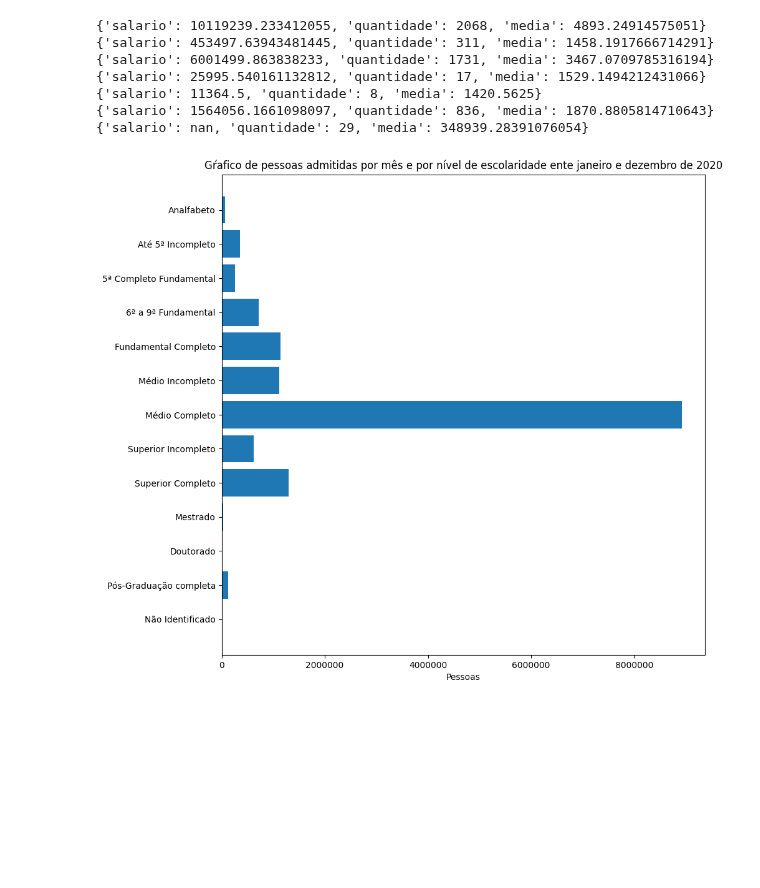
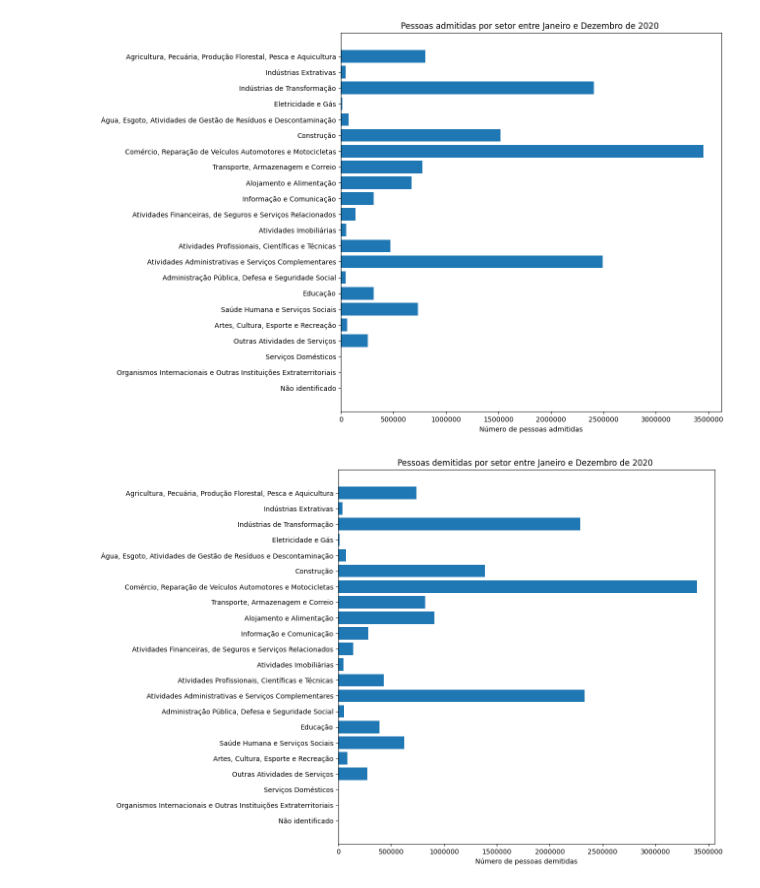
Before and after one commit to barbaraport/analise-empregabilidade-caged, a Jupyter notebook: analise-empregabilidade-caged.ipynb, the cells around one changed output. Cells and saved outputs as stored; diff of their text form; code cells hidden in the pictures; blank space fills up the shorter version.

Commit message:
grafico emprego por setor

```diff
--- a/analise-empregabilidade-caged.ipynb
+++ b/analise-empregabilidade-caged.ipynb
@@ -139,10 +60,12 @@ movimento2021 = {
 }
 # %%
 #Função para saber se a pessoa foi demitida ou contratada
+cod_admitidos = [10,20,25,35,70]
+cod_demitidos = [31,32,33,40,43,45,50,60,80,90,98]
 def movimento(cod):
-    if cod in [10,20,25,35,70]:
+    if cod in cod_admitidos:
         return 'admitido'
-    elif cod in [31,32,33,40,43,45,50,60,80,90,98]:
+    elif cod in cod_demitidos:
         return 'demitido'
     else:
         return False
@@ -967,14 +869,6 @@ print(Amarela)
 print(Indigena)
 print(Nao_informada)
 print(Nao_identificada)
-# %% [output]
-{'salario': 10119239.233412055, 'quantidade': 2068, 'media': 4893.24914575051}
-{'salario': 453497.63943481445, 'quantidade': 311, 'media': 1458.1917666714291}
-{'salario': 6001499.863838233, 'quantidade': 1731, 'media': 3467.0709785316194}
-{'salario': 25995.540161132812, 'quantidade': 17, 'media': 1529.1494212431066}
-{'salario': 11364.5, 'quantidade': 8, 'media': 1420.5625}
-{'salario': 1564056.1661098097, 'quantidade': 836, 'media': 1870.8805814710643}
-{'salario': nan, 'quantidade': 29, 'media': 348939.28391076054}
 # %%
 grau_instrucao = {'1': 'Analfabeto','2': 'Até 5ª Incompleto','3': '5ª Completo Fundamental','4': '6ª a 9ª Fundamental','5': 'Fundamental Completo','6': 'Médio Incompleto','7': 'Médio Completo','8': 'Superior Incompleto','9': 'Superior Completo','10': 'Mestrado','11': 'Doutorado','80': 'Pós-Graduação completa','99': 'Não Identificado','13': 'Não Identificado','12': 'Não Identificado'}
 
@@ -1029,5 +923,53 @@ for mes in movimento2020:
     empregoPorNivelInstrucao2020.append(contagemEmpregoPorInstrucao(movimento2020[mes].groupby(['tipomovimentação'])['graudeinstrução'].value_counts().to_dict()))
 #print(empregoPorNivelInstrucao2020)
 plotGraficoEmpregoInstrucao(empregoPorNivelInstrucao2020,'Grau de instrução','Pessoas','Gŕafico de pessoas admitidas por mês e por nível de escolaridade ente janeiro e dezembro de 2020',10,10,meses_grafico2020,'admitidos')
-# %% [output]
-[figure, removed]
+# %%
+
+
+def plotGraficoSecao(lista,xlabel,title,tamanhox,tamanhoy,secoes):
+    pessoas = {}
+    for s in secoes:
+        pessoas[s] = 0
+    for l in lista:
+        for secao,qtd_pessoas in l.items():
+            pessoas[secao]+=qtd_pessoas
+
+    plt.rcdefaults()
+    fig, ax = plt.subplots()
+    y_pos = np.arange(len(pessoas.keys()))
+    grafico = []
+    for secao,qtd_pessoas in pessoas.items():
+        grafico.append(qtd_pessoas)
+    ax.barh(y_pos,grafico, align='center')
+    ax.set_yticks(y_pos)
+    ax.set_yticklabels(pessoas.keys())
+    ax.invert_yaxis()
+    ax.set_xlabel(xlabel)
+    ax.set_title(title)
+    fig.set_size_inches(tamanhox, tamanhoy)
+    plt.ticklabel_format(style='plain', axis='x')
+
+    plt.show()
+sec_antigas = ['A','B','C','D','E','F','G','H','I','J','K','L','M','N','O','P','Q','R','S','T','U','Z']
+sec_novas = ["Agricultura, Pecuária, Produção Florestal, Pesca e Aquicultura","Indústrias Extrativas","Indústrias de Transformação","Eletricidade e Gás","Água, Esgoto, Atividades de Gestão de Resíduos e Descontaminação","Construção","Comércio, Reparação de Veículos Automotores e Motocicletas","Transporte, Armazenagem e Correio","Alojamento e Alimentação","Informação e Comunicação","Atividades Financeiras, de Seguros e Serviços Relacionados","Atividades Imobiliárias","Atividades Profissionais, Científicas e Técnicas","Atividades Administrativas e Serviços Complementares","Administração Pública, Defesa e Seguridade Social","Educação","Saúde Humana e Serviços Sociais","Artes, Cultura, Esporte e Recreação","Outras Atividades de Serviços","Serviços Domésticos","Organismos Internacionais e Outras Instituições Extraterritoriais","Não identificado"]
+pessoasAdmitidasSetor2020 = []
+pessoasDemitidasSetor2020 = []
+
+pessoasAdmitidasSetor2021 = []
+pessoasDemitidasSetor2021 = []
+
+for mes in movimento2020:
+    pessoasAdmitidasSetor2020.append(movimento2020[mes].replace(sec_antigas, sec_novas).loc[movimento2020[mes]['tipomovimentação'].isin(cod_admitidos)]['seção'].value_counts().to_dict())
+    pessoasDemitidasSetor2020.append(movimento2020[mes].replace(sec_antigas, sec_novas).loc[movimento2020[mes]['tipomovimentação'].isin(cod_demitidos)]['seção'].value_counts().to_dict())
+
+for mes in movimento2021:
+    pessoasAdmitidasSetor2021.append(movimento2021[mes].replace(sec_antigas, sec_novas).loc[movimento2021[mes]['tipomovimentação'].isin(cod_admitidos)]['seção'].value_counts().to_dict())
+    pessoasDemitidasSetor2021.append(movimento2021[mes].replace(sec_antigas, sec_novas).loc[movimento2021[mes]['tipomovimentação'].isin(cod_demitidos)]['seção'].value_counts().to_dict())
+
+plotGraficoSecao(pessoasAdmitidasSetor2020,'Número de pessoas admitidas','Pessoas admitidas por setor entre Janeiro e Dezembro de 2020 ',10,10,sec_novas)
+plotGraficoSecao(pessoasDemitidasSetor2020,'Número de pessoas demitidas','Pessoas demitidas por setor entre Janeiro e Dezembro de 2020 ',10,10,sec_novas)
+plotGraficoSecao(pessoasAdmitidasSetor2021,'Número de pessoas admitidas','Pessoas admitidas por setor entre Janeiro e Abril de 2021 ',10,10,sec_novas)
+plotGraficoSecao(pessoasDemitidasSetor2021,'Número de pessoas demitidas','Pessoas demitidas por setor entre Janeiro e Abril de 2021 ',10,10,sec_novas)
+# %% [output]
+[figure, added]
+[figure, added]
```
Also changed, not shown: parts of 13 cells of this notebook.
